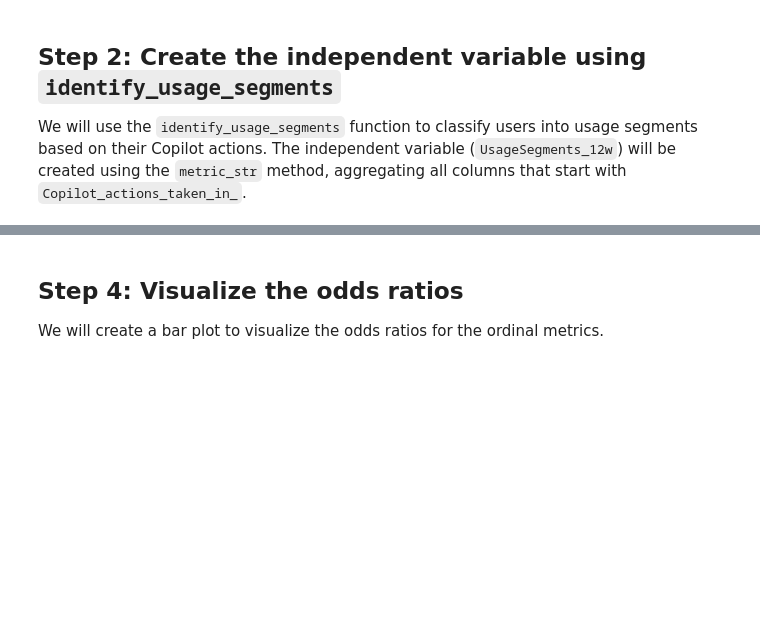
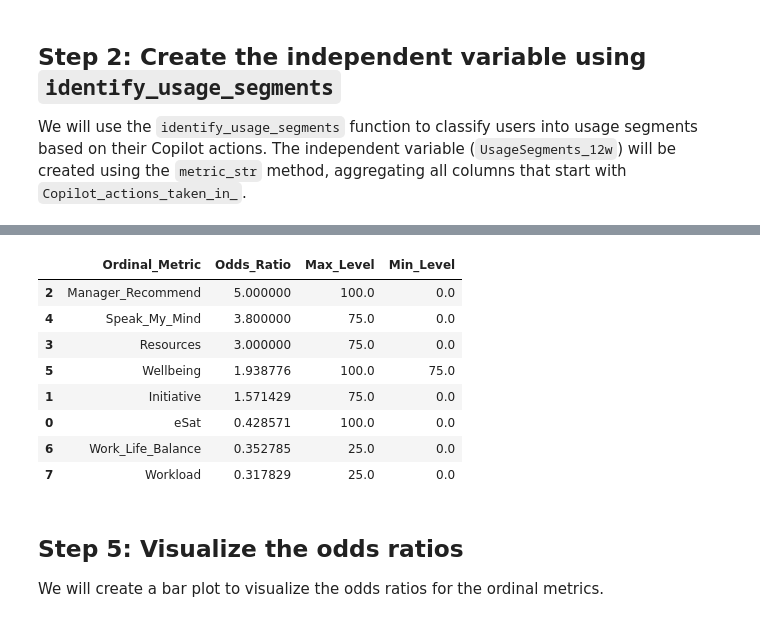
Before and after one commit to microsoft/vivainsights-py, a Jupyter notebook: docs/demo-create_odds_ratios.ipynb, the cells around one changed output, grey strips where cells are left out. Saved outputs shown, nothing was run; the diff lists cells and outputs as text; code cells hidden in the pictures; blank space fills up the shorter version.

Commit message:
feat: update demo-create_odds_ratios.ipynb

```diff
--- a/docs/demo-create_odds_ratios.ipynb
+++ b/docs/demo-create_odds_ratios.ipynb
@@ -63,0 +73,25 @@ The independent variable will be `UsageSegments_12w`.
+# %%
+# Define the ordinal metrics
+ordinal_metrics = [
+    "eSat",
+    "Initiative",
+    "Manager_Recommend",
+    "Resources",
+    "Speak_My_Mind",
+    "Wellbeing",
+    "Work_Life_Balance",
+    "Workload"
+]
+
+# Compute favorability scores
+usage_segments_data = vi.compute_fav(
+    data=usage_segments_data,
+    ord_metrics=ordinal_metrics,
+    item_options=5,  # Assuming a 5-point scale for ordinal metrics
+    fav_threshold=70,
+    unfav_threshold=40,
+    drop_neutral=True
+)
+
+# Display the first few rows of the updated dataset
+usage_segments_data.head()
@@ -64,23 +120,27 @@ The independent variable will be `UsageSegments_12w`.
 # %%
-# Define the ordinal metrics
-ordinal_metrics = [
-    "eSat", "Initiative", "Manager_Recommend", "Resources",
-    "Speak_My_Mind", "Wellbeing", "Work_Life_Balance", "Workload"
-]
-
 # Calculate odds ratios
 odds_ratios_table = vi.create_odds_ratios(
     data=usage_segments_data,
     ord_metrics=ordinal_metrics,
     metric="UsageSegments_12w",
     ord_item_options=5,  # Assuming a 5-point scale for ordinal metrics
     return_type="table"
 )
 
 # Display the odds ratios table
 odds_ratios_table
+# %% [output]
+|  | Ordinal_Metric | Odds_Ratio | Max_Level | Min_Level |
+| 2 | Manager_Recommend | 5.000000 | 100.0 | 0.0 |
+| 4 | Speak_My_Mind | 3.800000 | 75.0 | 0.0 |
+| 3 | Resources | 3.000000 | 75.0 | 0.0 |
+| 5 | Wellbeing | 1.938776 | 100.0 | 75.0 |
+| 1 | Initiative | 1.571429 | 75.0 | 0.0 |
+| 0 | eSat | 0.428571 | 100.0 | 0.0 |
+| 6 | Work_Life_Balance | 0.352785 | 25.0 | 0.0 |
+| 7 | Workload | 0.317829 | 25.0 | 0.0 |
 # %% [markdown]
-## Step 4: Visualize the odds ratios
+## Step 5: Visualize the odds ratios
 
 We will create a bar plot to visualize the odds ratios for the ordinal metrics.
 # %%
```
Also changed, not shown: parts of 8 cells of this notebook.
